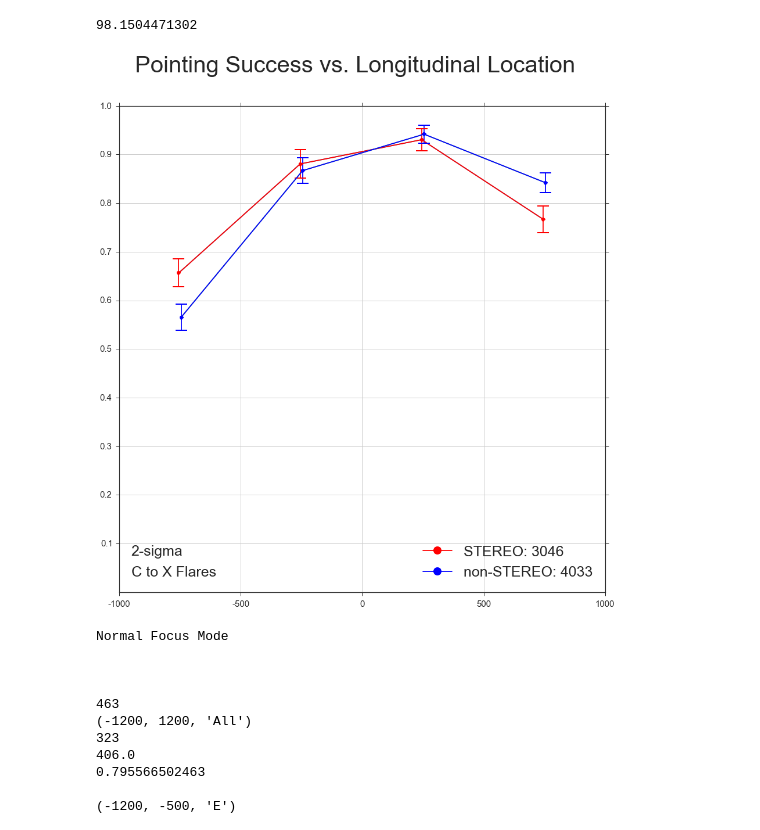
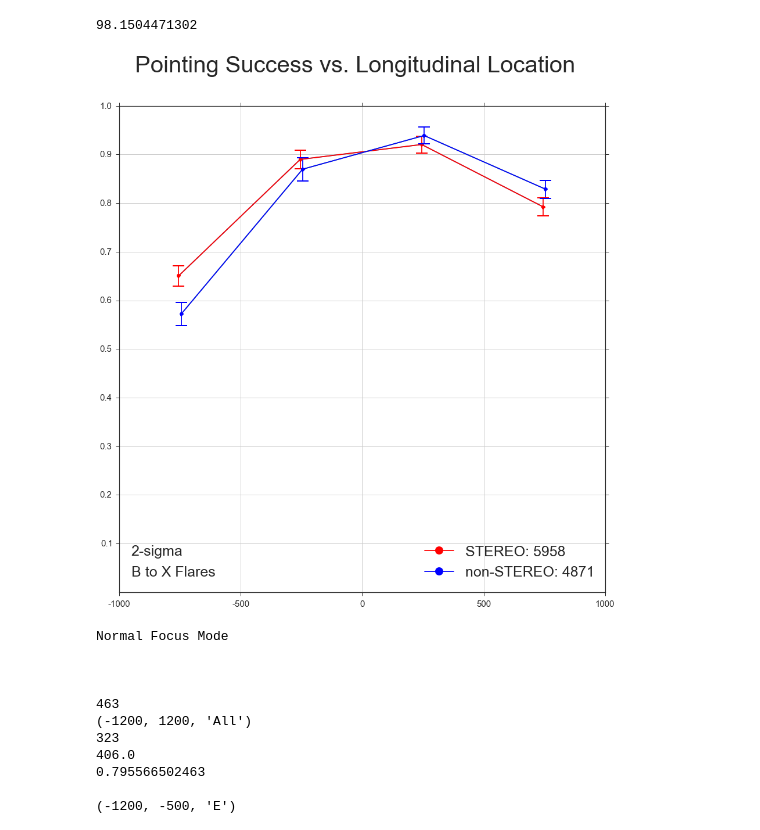
Before and after one commit to gwoelkicfa/xrt_metadata_project, a Jupyter notebook: xrt_flare_analysis.ipynb, the cells around one changed output. Saved outputs shown, nothing was run; the diff lists cells and outputs as text; code cells hidden in the pictures.

```diff
--- a/xrt_flare_analysis.ipynb
+++ b/xrt_flare_analysis.ipynb
@@ -1969,7 +1969,7 @@ print time.time()-t
 t_f = datetime.datetime.utcnow()
 t_i = datetime.datetime(2009,1,1)
 
-flareType = ('C to X','C','Z')
+flareType = ('B to X','B','Z')
 z = 2
 
 data = getXrtFlareCat(t_i,t_f)
@@ -2025,34 +2025,34 @@ for period in [(t_i,t_f,'STEREO',[-755,-255,245,745],'red'),(t_i2,t_f2,'non-STER
         regionDict[region[2]] = (p,error)
         flares += total
 
     # Neatly create and store plotting arguments
     x = period[3]
     y = [e[0] for e in [regionDict[key] for key in ['E','CE','CW','W']]]
     err = [e[1] for e in [regionDict[key] for key in ['E','CE','CW','W']]]
     color = period[4]
 
     # Create errorbars and plot
     ax.errorbar(x,y,yerr=err,capthick=2,capsize=10,ecolor=color)
     plot = ax.plot(x,y,'-o',color=color)
 
     # Append to legend and labels
     leg.append(plot[0])
     labels.append(period[2] + ': ' + str(int(flares/2)))
 
 # Create legend, text, and title
 ax.legend(leg,labels,fontsize=25,markerscale=2,loc=4)
 ax.text(0.025,0.033,str(z) + '-sigma\n' + flareType[0] + ' Flares',size=25,
         transform=ax.transAxes,linespacing = 1.7)
 fig.suptitle('Pointing Success vs. Longitudinal Location', size = 40)
 
 # Customize axes
 ax.axis([-1000,1000,0,1])
 ax.set_yticks([.1,.2,.3,.4,.5,.6,.7,.8,.9,1.0])
 ax.set_yticklabels([.1,.2,.3,.4,.5,.6,.7,.8,.9,1.0],size=15)
 ax.set_xticklabels([-1000,-500,0,500,1000],size=15)
 ax.grid()
 # %% [output]
-[figure, old version]
+[figure, new version]
 # %%
 # Focus Mode analysis cell
 
```
Also changed, not shown: 2 other files.
